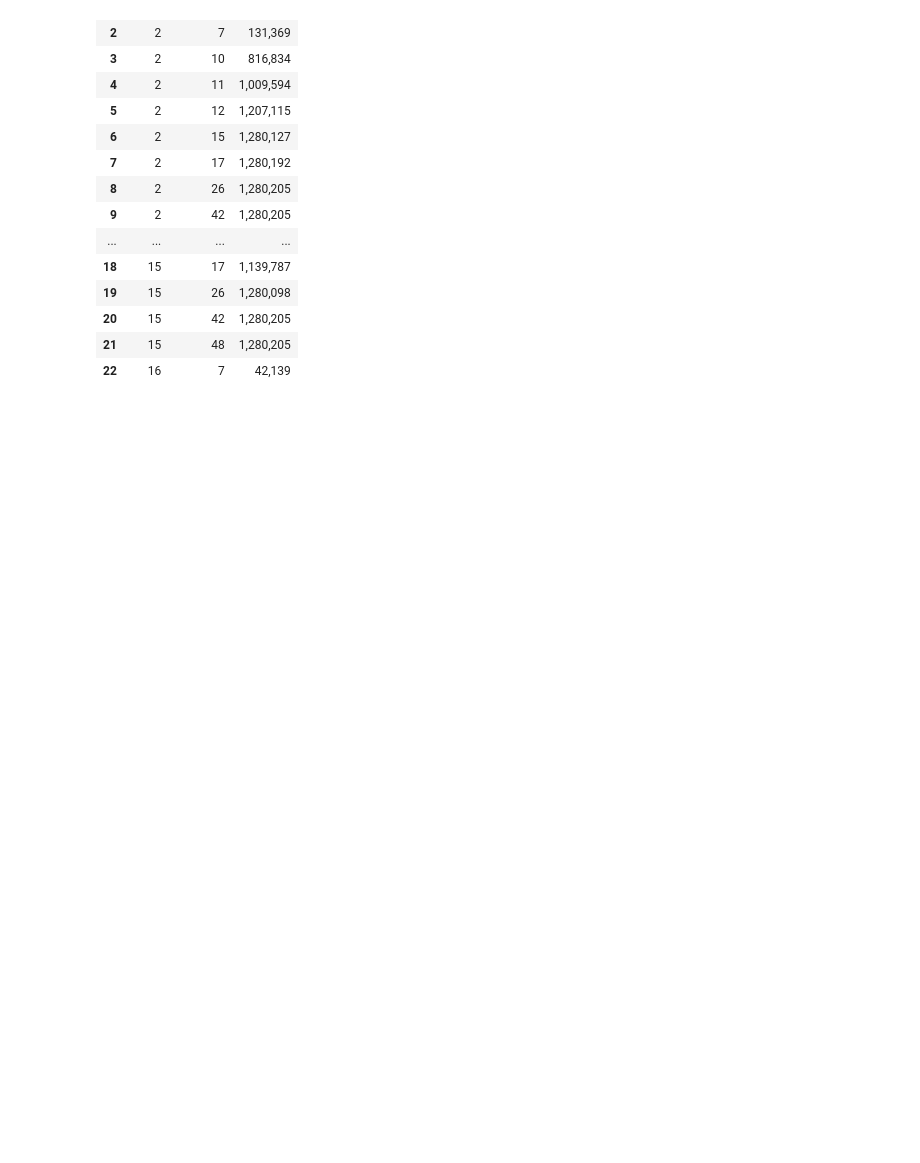
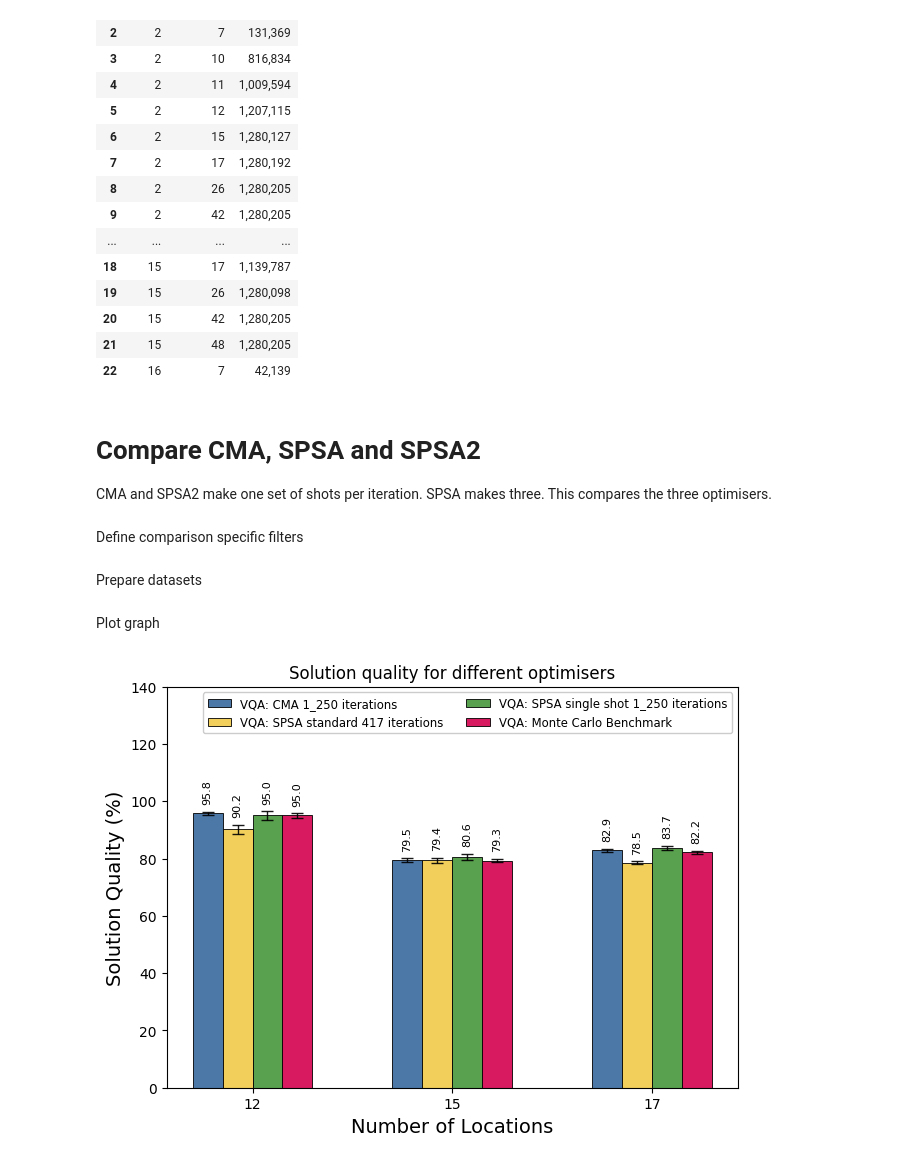
Before and after one commit to goldsmdn/TSP_VQC, a Jupyter notebook: show_results.ipynb, the cells around one changed output. Drawn from its saved outputs; the diff is of its cells as text; code cells hidden in the pictures; blank space fills up the shorter version.

```diff
--- a/show_results.ipynb
+++ b/show_results.ipynb
@@ -1757,3 +1742,9 @@ vqa_hits_stats
 | 20 | 15 | 42 | 1,280,205 |
 | 21 | 15 | 48 | 1,280,205 |
 | 22 | 16 | 7 | 42,139 |
+# %% [markdown]
+# Compare CMA, SPSA and SPSA2
+
+CMA and SPSA2 make one set of shots per iteration.  SPSA makes three.  This compares the three optimisers.
+# %% [markdown]
+Define comparison specific filters
@@ -1759,0 +1791,2 @@ vqa_hits_stats
+# %% [markdown]
+Prepare datasets
@@ -1759,0 +1831,35 @@ vqa_hits_stats
+# %% [markdown]
+Plot graph
+# %%
+simulation_means = {
+    'VQA: CMA 1_250 iterations': cma_mean,
+    'VQA: SPSA standard 417 iterations': spsa_mean,
+    'VQA: SPSA single shot 1_250 iterations': spsa2_mean,
+    'VQA: Monte Carlo Benchmark': vqa_mc_mean,
+}
+
+simulation_errors = {
+    'VQA: CMA 1_250 iterations': cma_error,
+    'VQA: SPSA standard 417 iterations': spsa_error,
+    'VQA: SPSA single shot 1_250 iterations': spsa2_error,
+    'VQA: Monte Carlo Benchmark': vqa_mc_error,
+}
+
+colors = {
+    'VQA: CMA 1_250 iterations': '#4C78A8',  # muted blue
+    'VQA: SPSA standard 417 iterations': '#F2CF5B',  # soft yellow
+    'VQA: SPSA single shot 1_250 iterations': '#59A14F',  # green
+    'VQA: Monte Carlo Benchmark': '#D81B60',  # magenta accent
+}
+# %%
+plot_overall_results(
+    width=0.15,  # the width of the bars
+    multiplier=-0.5,
+    simulation_means=simulation_means,
+    simulation_errors=simulation_errors,
+    colors=colors,
+    locs=LOCATIONS,  # locations to be plotted
+    title='Solution quality for different optimisers',
+)
+# %% [output]
+[figure, added]
```
Also changed, not shown: parts of 12 cells of this notebook, 2 other files.
